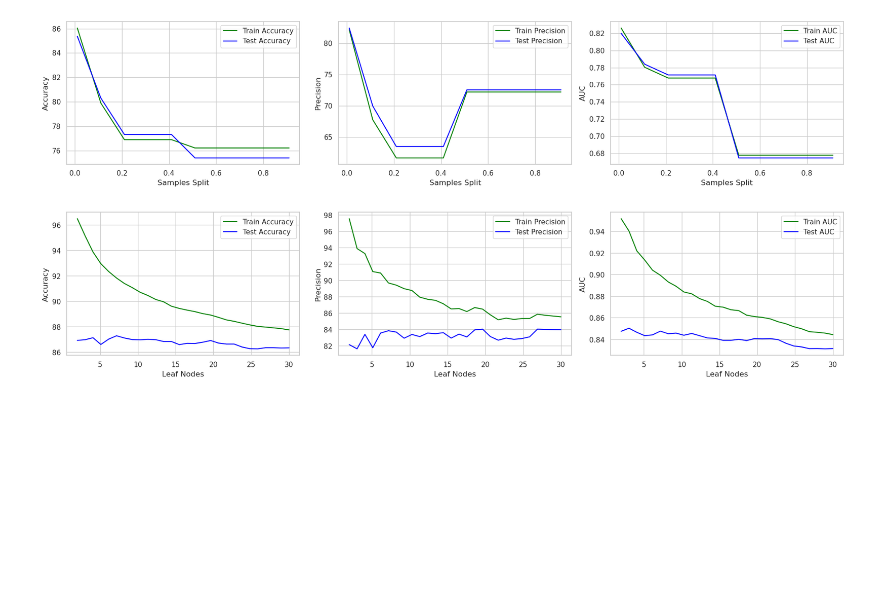
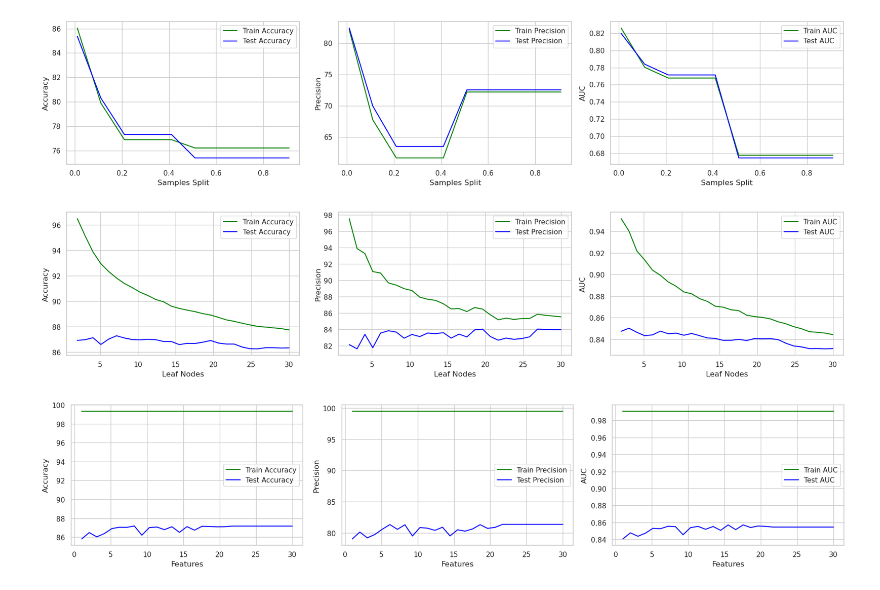
Before and after one commit to kev065/hotel-booking-cancellation-prediction, a Jupyter notebook: index.ipynb, the cells around one changed output. Cells and saved outputs as stored; diff of their text form; code cells hidden in the pictures; blank space fills up the shorter version.

Commit message:
Create side-by-side plots for accuracy, precision, and AUC vs. max features
- Add subplots for visualizing train and test accuracy, precision, and AUC across different maximum feature settings.
- Adjust layout to display all plots in one row for better comparison.

```diff
--- a/index.ipynb
+++ b/index.ipynb
@@ -857,3 +857,35 @@ for i in range(1, 30):
     acc.append(acc_score)
     prec.append(prec_score)
     aucs.append(roc_auc)
+# %%
+# Create a figure with 1 row and 3 columns
+fig, ax = plt.subplots(1, 3, figsize=(18, 4))
+
+# Plot accuracy for train and test data given various max features
+ax[0].plot(np.linspace(1, 30, 29), acc_train, label='Train Accuracy', c='green')
+ax[0].plot(np.linspace(1, 30, 29), acc, label='Test Accuracy', c='blue')
+ax[0].set_xlabel('Features')
+ax[0].set_ylabel('Accuracy')
+ax[0].legend()
+
+# Plot precision for train and test data given various max features
+ax[1].plot(np.linspace(1, 30, 29), prec_train, label='Train Precision', c='green')
+ax[1].plot(np.linspace(1, 30, 29), prec, label='Test Precision', c='blue')
+ax[1].set_xlabel('Features')
+ax[1].set_ylabel('Precision')
+ax[1].legend()
+
+# Plot AUC for train and test data given various max features
+ax[2].plot(np.linspace(1, 30, 29), aucs_train, label='Train AUC', c='green')
+ax[2].plot(np.linspace(1, 30, 29), aucs, label='Test AUC', c='blue')
+ax[2].set_xlabel('Features')
+ax[2].set_ylabel('AUC')
+ax[2].legend()
+
+# Adjust layout to prevent overlap
+plt.tight_layout()
+
+# Show the plots
+plt.show()
+# %% [output]
+[figure, added]
```
